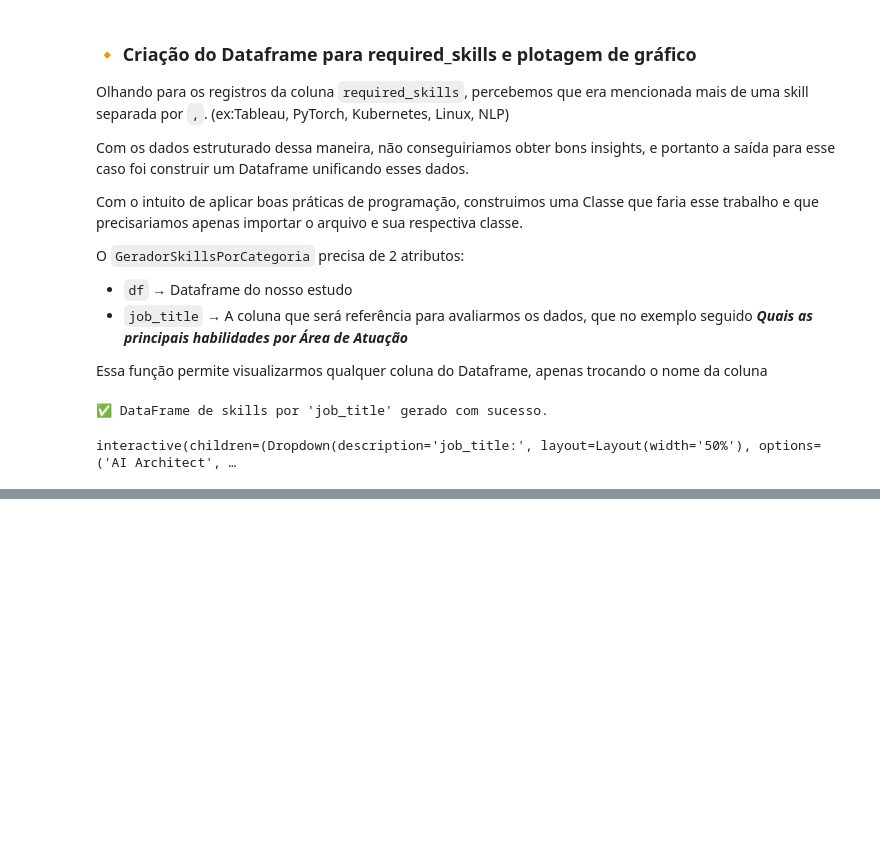
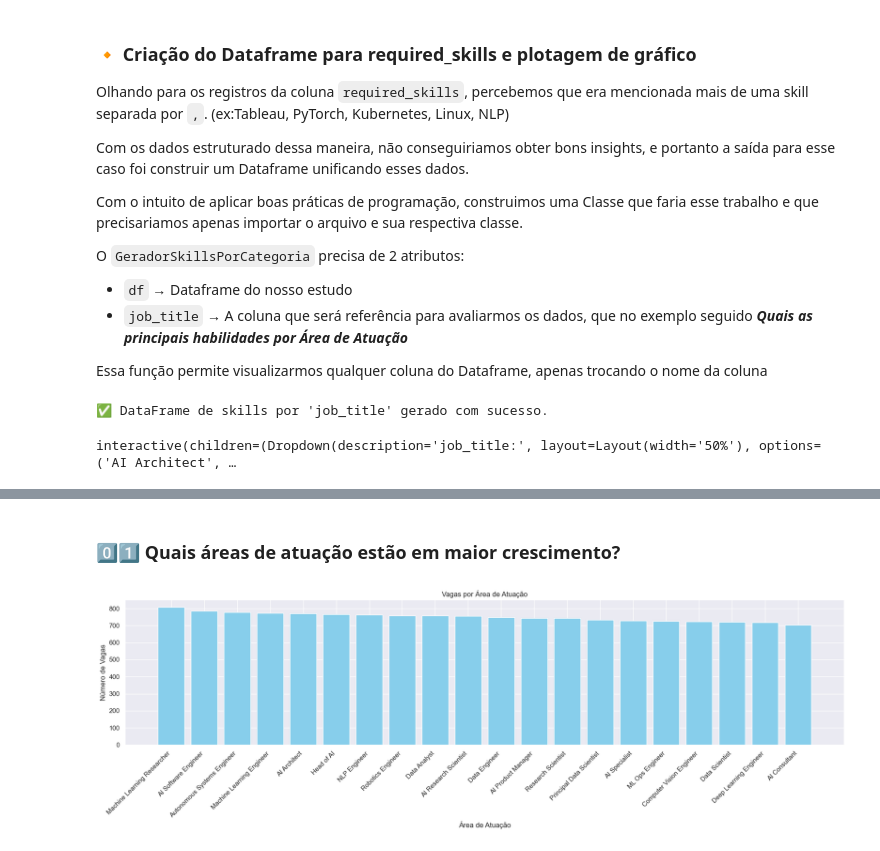
Before and after one commit to Cavalheiro93/mvp-data-analyst-global-ai-market, a Jupyter notebook: Projeto_MVP.ipynb, the cells around one changed output, grey strips where cells are left out. Drawn from its saved outputs; the diff is of its cells as text; code cells hidden in the pictures; blank space fills up the shorter version.

```diff
--- a/Projeto_MVP.ipynb
+++ b/Projeto_MVP.ipynb
@@ -494,0 +505,17 @@ interactive(children=(Dropdown(description='job_title:', layout=Layout(width='50
+# %% [markdown]
+### 0️⃣1️⃣ Quais áreas de atuação estão em maior crescimento?
+# %%
+# Contar o número de vagas por área
+df_agrupado = df['job_title'].value_counts()
+
+# Criar o gráfico
+plt.figure(figsize=(18, 6))
+plt.bar(df_agrupado.index, df_agrupado.values, color='skyblue')
+plt.xticks(rotation=45, ha='right')
+plt.xlabel('Área de Atuação')
+plt.ylabel('Número de Vagas')
+plt.title('Vagas por Área de Atuação')
+plt.tight_layout()
+plt.show()
+# %% [output]
+[figure, added]
```
Also changed, not shown: parts of 14 cells of this notebook, 1 other file.
